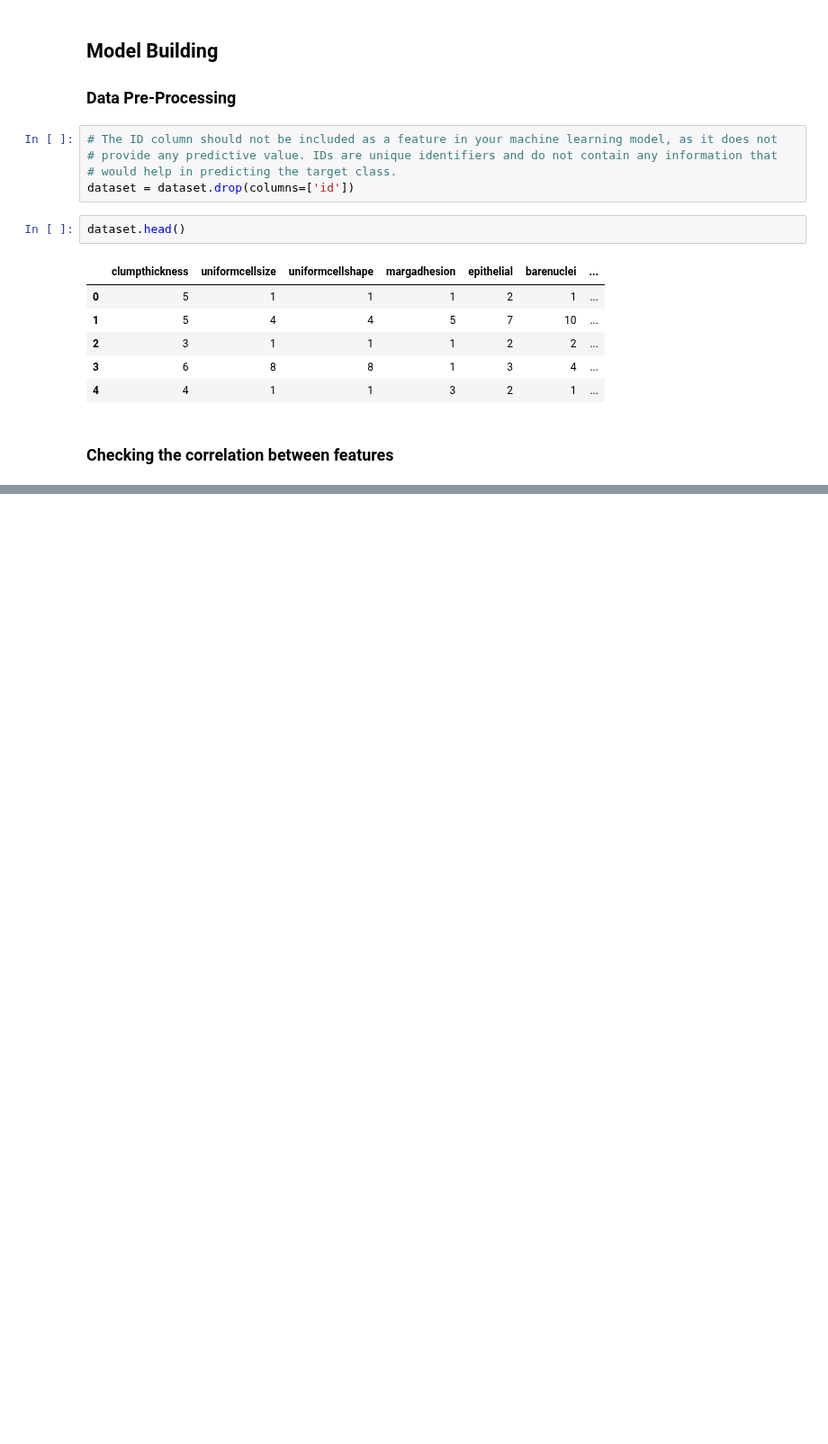
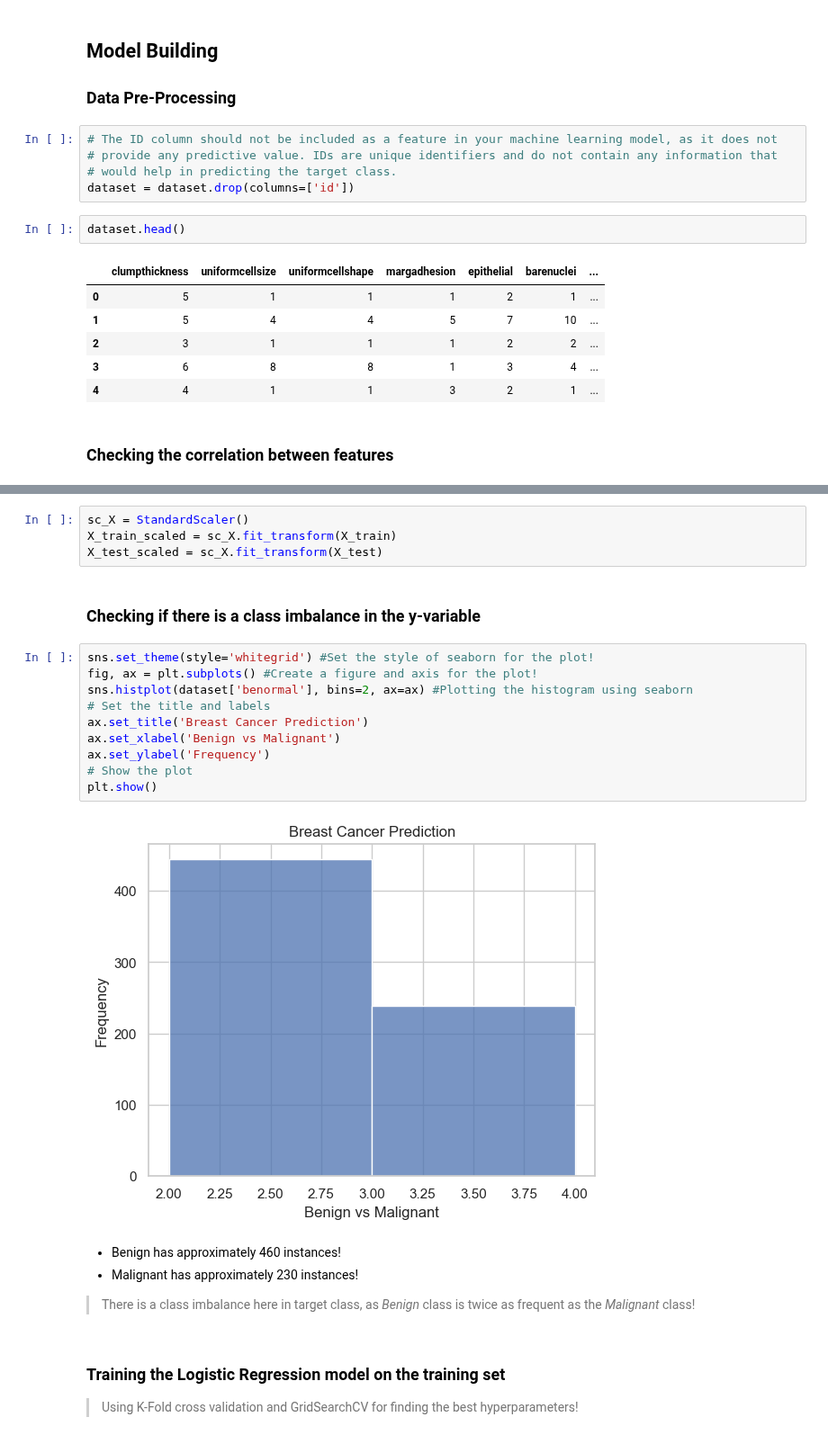
Before and after one commit to Darknight47/Classification-Projects, a Jupyter notebook: KNN/breast_cancer_prediction.ipynb, the cells around one changed output, grey strips where cells are left out. Shown at 90% size. Saved outputs shown, nothing was run; the diff lists cells and outputs as text; blank space fills up the shorter version.

Commit message:
trained the model

```diff
--- a/KNN/breast_cancer_prediction.ipynb
+++ b/KNN/breast_cancer_prediction.ipynb
@@ -124,0 +168,25 @@ plt.show()
+# %%
+sc_X = StandardScaler()
+X_train_scaled = sc_X.fit_transform(X_train)
+X_test_scaled = sc_X.fit_transform(X_test)
+# %% [markdown]
+### Checking if there is a class imbalance in the y-variable
+# %%
+sns.set_theme(style='whitegrid') #Set the style of seaborn for the plot!
+fig, ax = plt.subplots() #Create a figure and axis for the plot!
+sns.histplot(dataset['benormal'], bins=2, ax=ax) #Plotting the histogram using seaborn
+# Set the title and labels
+ax.set_title('Breast Cancer Prediction')
+ax.set_xlabel('Benign vs Malignant')
+ax.set_ylabel('Frequency')
+# Show the plot
+plt.show()
+# %% [output]
+[figure, added]
+# %% [markdown]
+* Benign has approximately 460 instances!
+* Malignant has approximately 230 instances!
+> There is a class imbalance here in target class, as *Benign* class is twice as frequent as the *Malignant* class!
+# %% [markdown]
+### Training the Logistic Regression model on the training set
+> Using K-Fold cross validation and GridSearchCV for finding the best hyperparameters!
```
Also changed, not shown: parts of 7 cells of this notebook.
